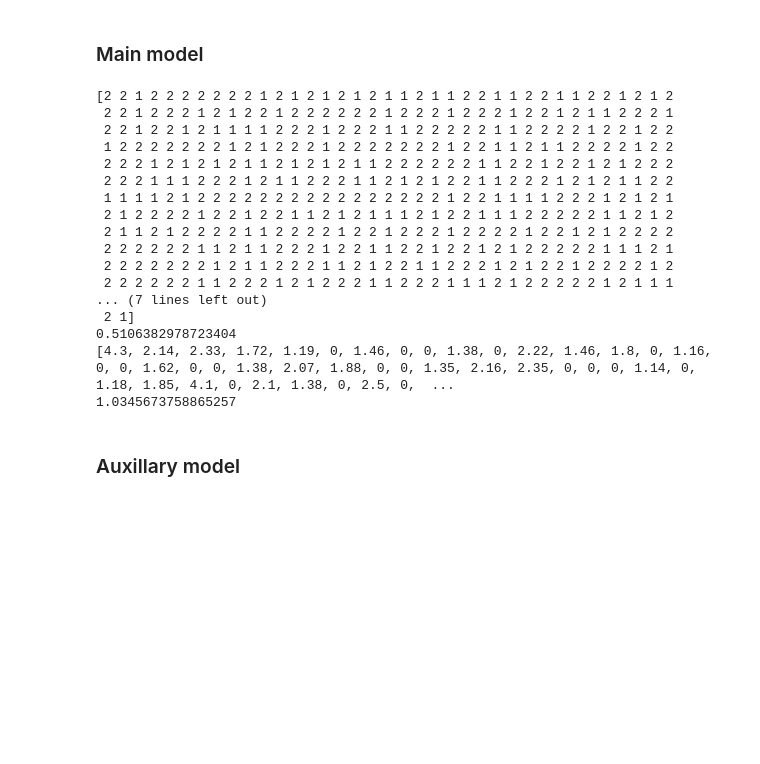
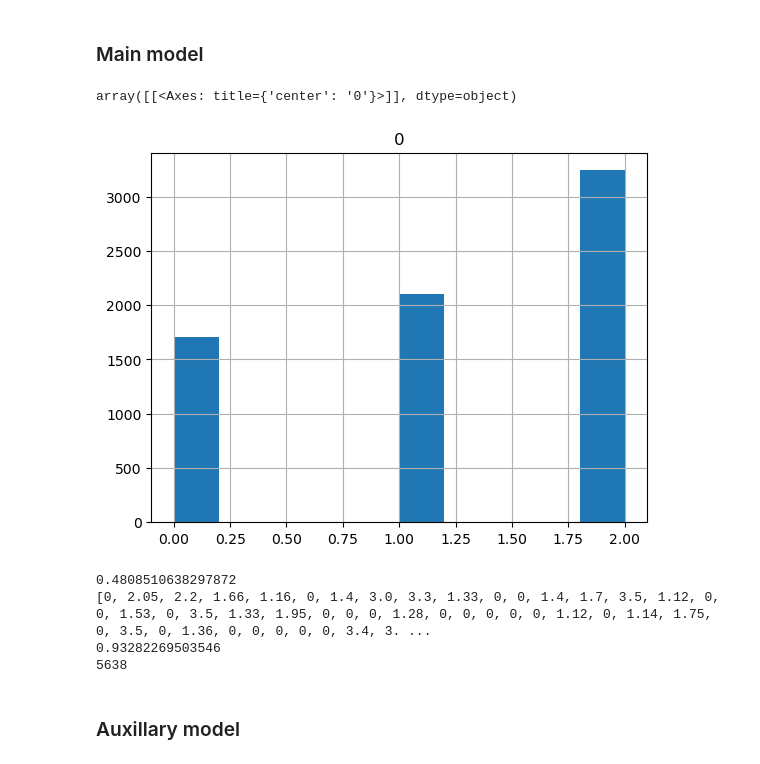
Before and after one commit to GitHub-Traveler/SoccerPredictionProject, a Jupyter notebook: model_thanh_prediction_2.ipynb, the cells around one changed output. Cells and saved outputs as stored; diff of their text form; code cells hidden in the pictures; blank space fills up the shorter version.

```diff
--- a/model_thanh_prediction_2.ipynb
+++ b/model_thanh_prediction_2.ipynb
@@ -86,3 +99,9 @@ def return_rate(y_pred, y_val, first_index, train_size):
 ## Train the model
 # %% [markdown]
 ### Main model
+# %%
+test_frame = pd.DataFrame(result)
+test_frame.hist()
+# %% [output]
+array([[<Axes: title={'center': '0'}>]], dtype=object)
+[figure, added]
@@ -89,30 +112,18 @@ def return_rate(y_pred, y_val, first_index, train_size):
 # %%
 from sklearn.neural_network import MLPClassifier
 from sklearn.metrics import accuracy_score
+
 model = MLPClassifier((20, 20))
 model.fit(X_train, y_train)
 y_pred = model.predict(X_val)
-print(y_pred)
 print(accuracy_score(y_pred, y_val))
 return_rate(y_pred, y_val, start, train_size)
+print(train_size)
 # %% [output]
-[2 2 1 2 2 2 2 2 2 2 1 2 1 2 1 2 1 2 1 1 2 1 1 2 2 1 1 2 2 1 1 2 2 1 2 1 2
- 2 2 1 2 2 2 1 2 1 2 2 1 2 2 2 2 2 2 1 2 2 2 1 2 2 2 1 2 2 1 2 1 1 2 2 2 1
- 2 2 1 2 2 1 2 1 1 1 1 2 2 2 1 2 2 2 1 1 2 2 2 2 2 1 1 2 2 2 2 1 2 2 1 2 2
- 1 2 2 2 2 2 2 2 1 2 1 2 2 2 1 2 2 2 2 2 2 2 1 2 2 1 1 2 1 1 2 2 2 2 1 2 2
- 2 2 2 1 2 1 2 1 2 1 1 2 1 2 1 2 1 1 2 2 2 2 2 2 1 1 2 2 1 2 2 1 2 1 2 2 2
- 2 2 2 1 1 1 2 2 2 1 2 1 1 2 2 2 1 1 2 1 2 1 2 2 1 1 2 2 2 1 2 1 2 1 1 2 2
- 1 1 1 1 2 1 2 2 2 2 2 2 2 2 2 2 2 2 2 2 2 2 1 2 2 1 1 1 1 2 2 2 1 2 1 2 1
- 2 1 2 2 2 2 1 2 2 1 2 2 1 1 2 1 2 1 1 1 2 1 2 2 1 1 1 2 2 2 2 2 1 1 2 1 2
- 2 1 1 2 1 2 2 2 2 1 1 2 2 2 2 1 2 2 1 2 2 2 1 2 2 2 2 1 2 2 1 2 1 2 2 2 2
- 2 2 2 2 2 2 1 1 2 1 1 2 2 2 1 2 2 1 1 2 2 1 2 2 1 2 1 2 2 2 2 2 1 1 1 2 1
- 2 2 2 2 2 2 2 1 2 1 1 2 2 2 1 1 2 1 2 2 1 1 2 2 2 1 2 1 2 2 1 2 2 2 2 1 2
- 2 2 2 2 2 2 1 1 2 2 2 1 2 1 2 2 2 1 1 2 2 2 1 1 1 2 1 2 2 2 2 2 1 2 1 1 1
-... (7 lines left out)
- 2 1]
-0.5106382978723404
-[4.3, 2.14, 2.33, 1.72, 1.19, 0, 1.46, 0, 0, 1.38, 0, 2.22, 1.46, 1.8, 0, 1.16, 0, 0, 1.62, 0, 0, 1.38, 2.07, 1.88, 0, 0, 1.35, 2.16, 2.35, 0, 0, 0, 1.14, 0, 1.18, 1.85, 4.1, 0, 2.1, 1.38, 0, 2.5, 0,  ...
-1.0345673758865257
+0.4808510638297872
+[0, 2.05, 2.2, 1.66, 1.16, 0, 1.4, 3.0, 3.3, 1.33, 0, 0, 1.4, 1.7, 3.5, 1.12, 0, 0, 1.53, 0, 3.5, 1.33, 1.95, 0, 0, 0, 1.28, 0, 0, 0, 0, 0, 1.12, 0, 1.14, 1.75, 0, 3.5, 0, 1.36, 0, 0, 0, 0, 0, 3.4, 3. ...
+0.93282269503546
+5638
 # %% [markdown]
 ### Auxillary model
 # %%
```
Also changed, not shown: parts of 11 cells of this notebook, 3 other files.
